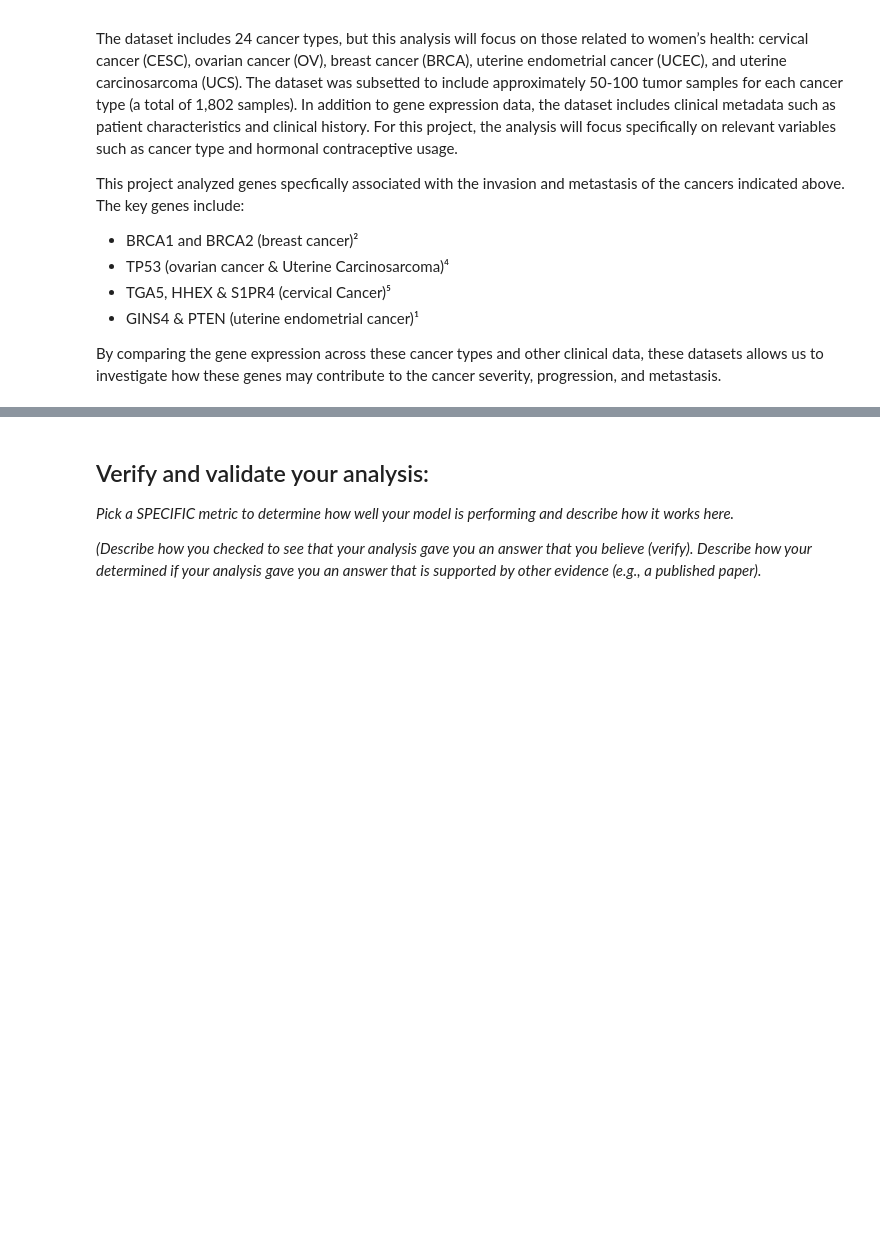
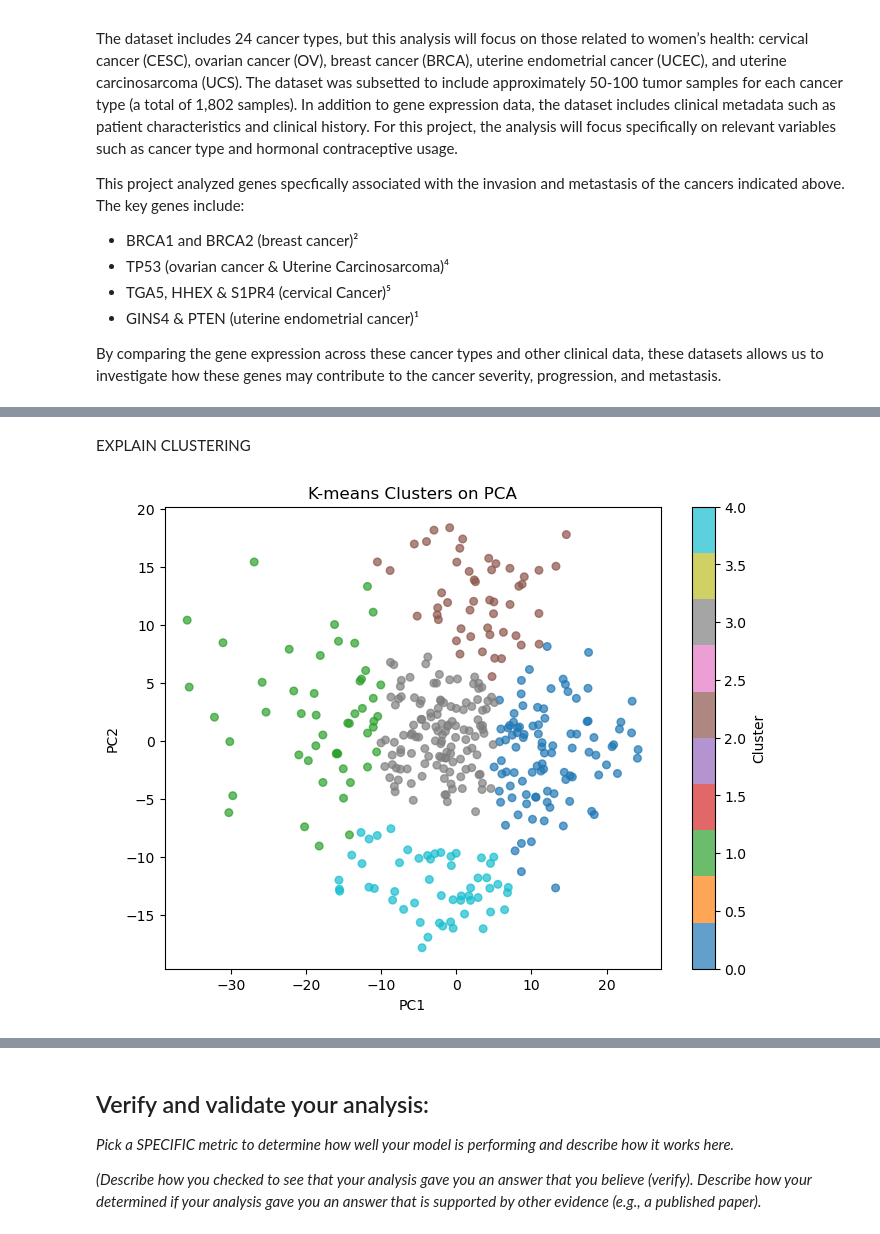
Before and after one commit to amelialuongo/Module-4-Cancer, a Jupyter notebook: code/Module 4 Template.ipynb, the cells around one changed output, grey strips where cells are left out. Drawn from its saved outputs; the diff is of its cells as text; code cells hidden in the pictures; blank space fills up the shorter version.

```diff
--- a/code/Module 4 Template.ipynb
+++ b/code/Module 4 Template.ipynb
@@ -62,0 +198,20 @@ The machine learning technique I am using is: *fill in and describe*
+# %% [markdown]
+EXPLAIN CLUSTERING
+# %%
+
+# K-means clustering on PCA
+
+from sklearn.cluster import KMeans
+
+km = KMeans(n_clusters=5, random_state=42, n_init=10)
+cluster_labels = km.fit_predict(X_pca)
+
+fig, ax = plt.subplots(figsize=(8, 6))
+scatter = ax.scatter(X_pca[:, 0], X_pca[:, 1], c=cluster_labels, cmap='tab10', alpha=0.7, s=30)
+ax.set_xlabel('PC1')
+ax.set_ylabel('PC2')
+ax.set_title('K-means Clusters on PCA')
+plt.colorbar(scatter, label='Cluster')
+plt.show()
+# %% [output]
+[figure, added]
```
Also changed, not shown: parts of 9 cells of this notebook.
